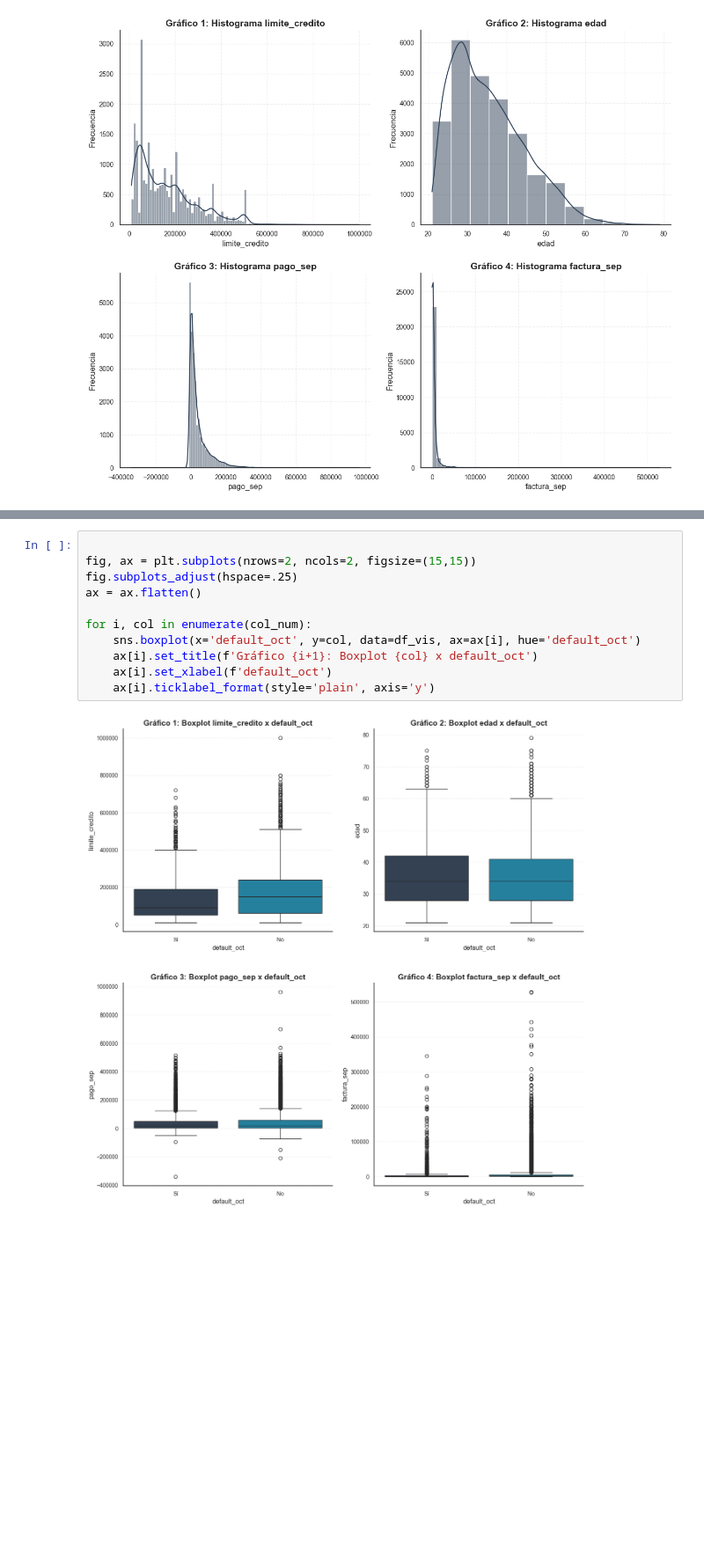
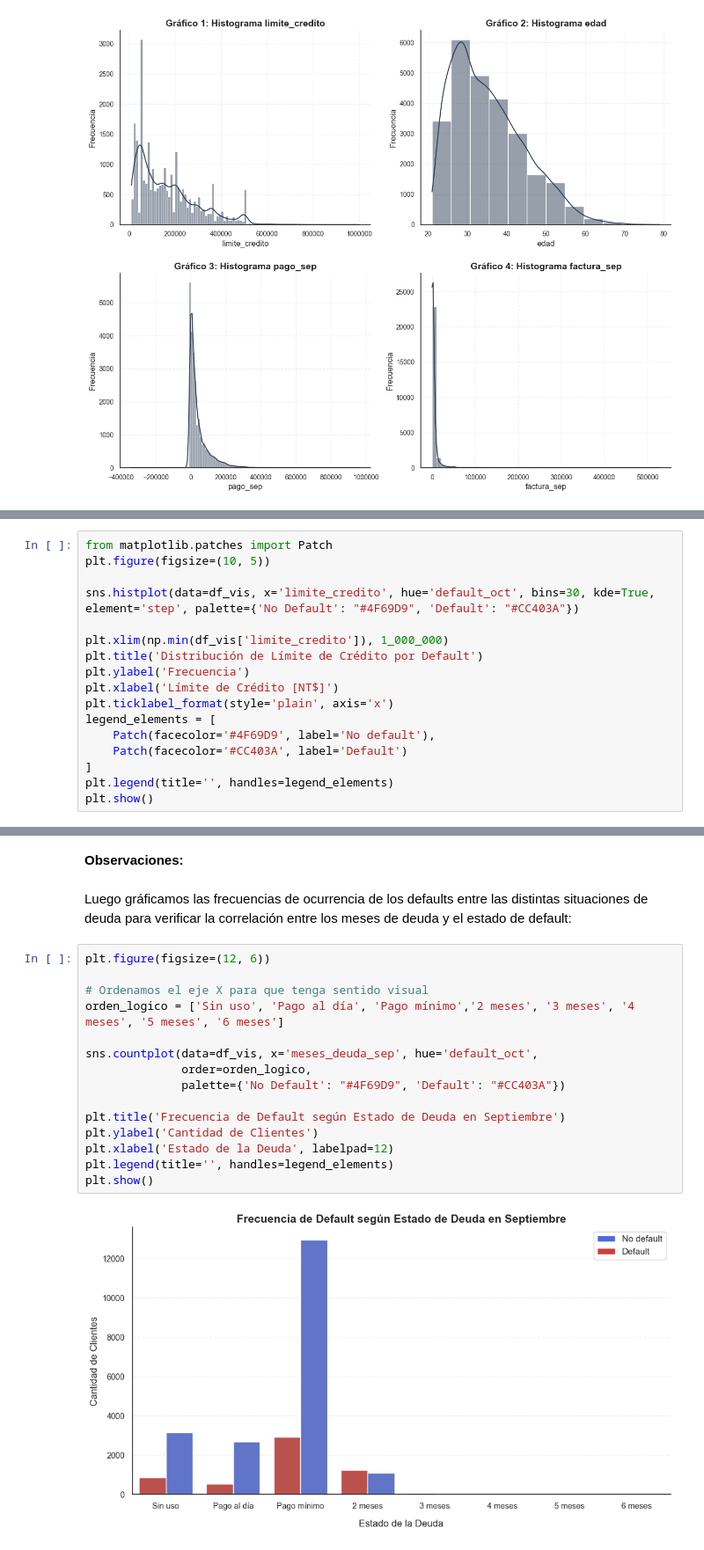
Before and after one commit to matvergara/CreditDefault-IAA-TPF, a Jupyter notebook: notebooks/02-exploración.ipynb, the cells around one changed output, grey strips where cells are left out. Shown: that part at 88% size. Cells and saved outputs as stored; diff of their text form; blank space fills up the shorter version.

Commit message:
docs: agregar gráficas de análisis bivariado y multivariado

```diff
--- a/notebooks/02-exploración.ipynb
+++ b/notebooks/02-exploración.ipynb
@@ -133,0 +167,17 @@ for i, col in enumerate(col_num):
+# %%
+from matplotlib.patches import Patch
+plt.figure(figsize=(10, 5))
+
+sns.histplot(data=df_vis, x='limite_credito', hue='default_oct', bins=30, kde=True, element='step', palette={'No Default': "#4F69D9", 'Default': "#CC403A"})
+
+plt.xlim(np.min(df_vis['limite_credito']), 1_000_000)
+plt.title('Distribución de Límite de Crédito por Default')
+plt.ylabel('Frecuencia')
+plt.xlabel('Límite de Crédito [NT$]')
+plt.ticklabel_format(style='plain', axis='x')
+legend_elements = [
+    Patch(facecolor='#4F69D9', label='No default'),
+    Patch(facecolor='#CC403A', label='Default')
+]
+plt.legend(title='', handles=legend_elements)
+plt.show()
@@ -134,13 +186,21 @@ for i, col in enumerate(col_num):
+# %% [markdown]
+**Observaciones:**
+# %% [markdown]
+Luego gráficamos las frecuencias de ocurrencia de los defaults entre las distintas situaciones de deuda para verificar la correlación entre los meses de deuda y el estado de default:
 # %%
+plt.figure(figsize=(12, 6))
 
-fig, ax = plt.subplots(nrows=2, ncols=2, figsize=(15,15))
-fig.subplots_adjust(hspace=.25)
-ax = ax.flatten()
+# Ordenamos el eje X para que tenga sentido visual
+orden_logico = ['Sin uso', 'Pago al día', 'Pago mínimo','2 meses', '3 meses', '4 meses', '5 meses', '6 meses']
 
-for i, col in enumerate(col_num):
-    sns.boxplot(x='default_oct', y=col, data=df_vis, ax=ax[i], hue='default_oct')
-    ax[i].set_title(f'Gráfico {i+1}: Boxplot {col} x default_oct')
-    ax[i].set_xlabel(f'default_oct')
-    ax[i].ticklabel_format(style='plain', axis='y')
+sns.countplot(data=df_vis, x='meses_deuda_sep', hue='default_oct',
+              order=orden_logico,
+              palette={'No Default': "#4F69D9", 'Default': "#CC403A"})
+
+plt.title('Frecuencia de Default según Estado de Deuda en Septiembre')
+plt.ylabel('Cantidad de Clientes')
+plt.xlabel('Estado de la Deuda', labelpad=12)
+plt.legend(title='', handles=legend_elements)
+plt.show()
 # %% [output]
-[figure, old version]
+[figure, new version]
```
Also changed, not shown: parts of 13 cells of this notebook.
